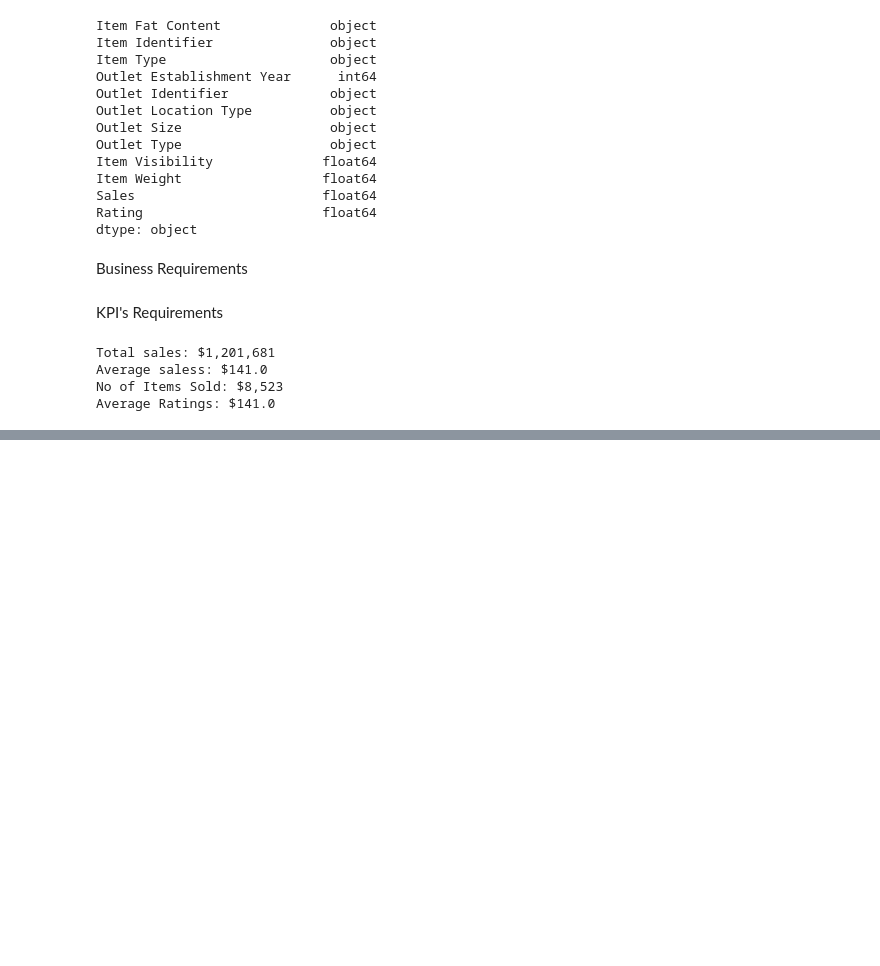
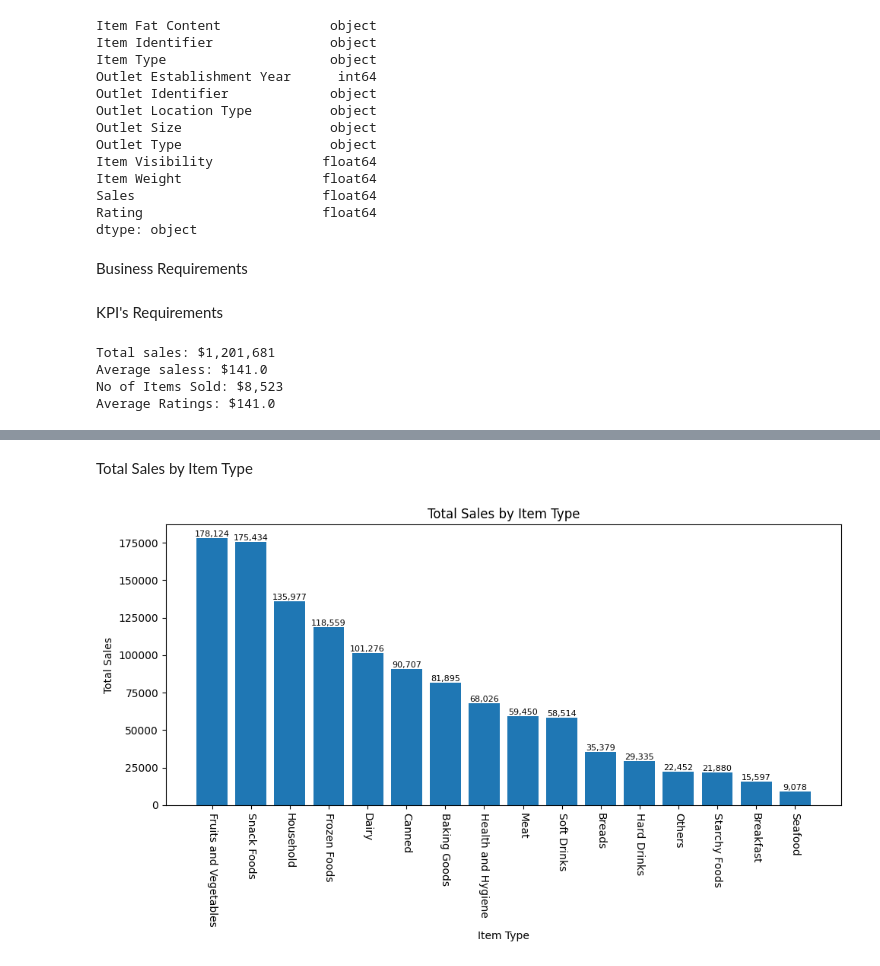
Before and after one commit to KrzysztofSym/blinkit_grocery_data, a Jupyter notebook: Blinkit Analysis in Python.ipynb, the cells around one changed output, grey strips where cells are left out. Drawn from its saved outputs; the diff is of its cells as text; code cells hidden in the pictures; blank space fills up the shorter version.

```diff
--- a/Blinkit Analysis in Python.ipynb
+++ b/Blinkit Analysis in Python.ipynb
@@ -135,0 +150,20 @@ Average Ratings: $141.0
+# %% [markdown]
+Total Sales by Item Type
+# %%
+sales_by_type = df.groupby('Item Type')['Sales'].sum().sort_values(ascending=False)
+
+plt.figure(figsize=(10,6))
+bars = plt.bar(sales_by_type.index, sales_by_type.values)
+plt.xticks(rotation=-90)
+plt.xlabel('Item Type')
+plt.ylabel('Total Sales')
+plt.title('Total Sales by Item Type')
+
+for bar in bars:
+    plt.text(bar.get_x() + bar.get_width() / 2, bar.get_height(),
+            f'{bar.get_height():,.0f}', ha='center', va= 'bottom', fontsize=8)
+
+plt.tight_layout()
+plt.show()
+# %% [output]
+[figure, added]
```
Also changed, not shown: parts of 7 cells of this notebook.
